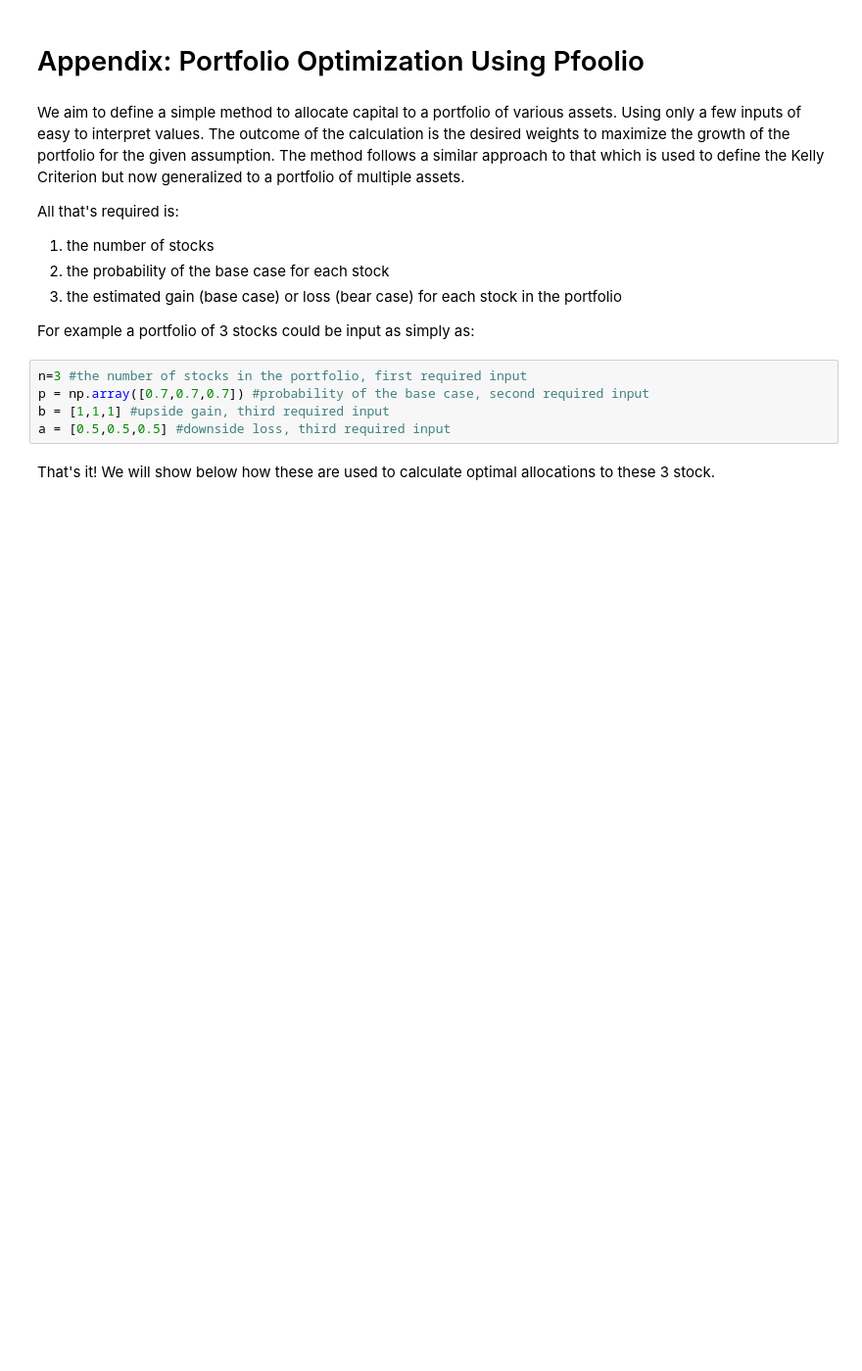
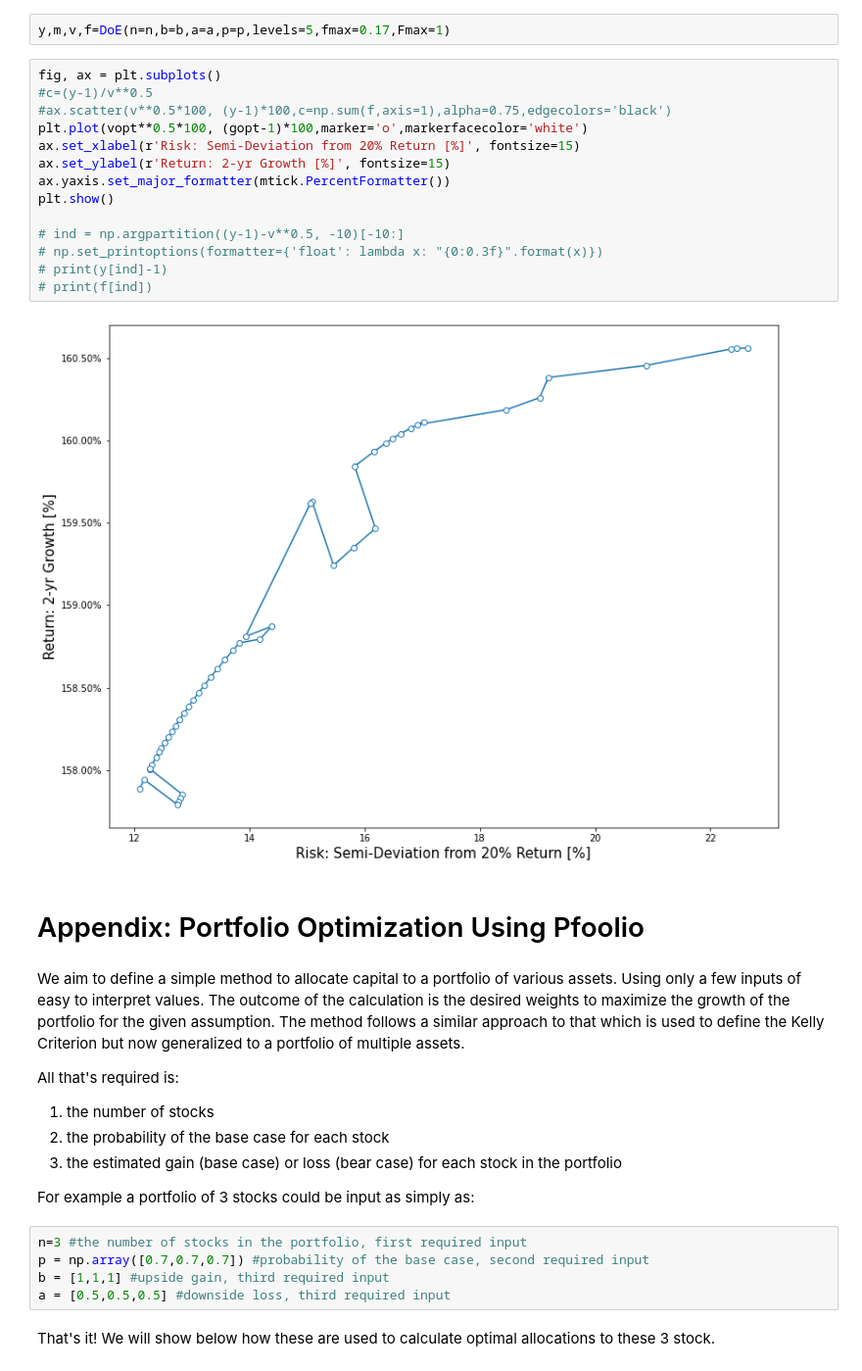
Before and after one commit to mtlr05/Pfoolio, a Jupyter notebook: Pfoolio notebook.ipynb, the cells around one changed output. Shown at 98% size. Drawn from its saved outputs; the diff is of its cells as text; blank space fills up the shorter version.

```diff
--- a/Pfoolio notebook.ipynb
+++ b/Pfoolio notebook.ipynb
@@ -62,3 +66,21 @@ plt.show()
+# %%
+y,m,v,f=DoE(n=n,b=b,a=a,p=p,levels=5,fmax=0.17,Fmax=1)
+# %%
+fig, ax = plt.subplots()
+#c=(y-1)/v**0.5
+#ax.scatter(v**0.5*100, (y-1)*100,c=np.sum(f,axis=1),alpha=0.75,edgecolors='black')
+plt.plot(vopt**0.5*100, (gopt-1)*100,marker='o',markerfacecolor='white')
+ax.set_xlabel(r'Risk: Semi-Deviation from 20% Return [%]', fontsize=15)
+ax.set_ylabel(r'Return: 2-yr Growth [%]', fontsize=15)
+ax.yaxis.set_major_formatter(mtick.PercentFormatter())
+plt.show()
+
+# ind = np.argpartition((y-1)-v**0.5, -10)[-10:]
+# np.set_printoptions(formatter={'float': lambda x: "{0:0.3f}".format(x)})
+# print(y[ind]-1)
+# print(f[ind])
+# %% [output]
+[figure, added]
 # %% [markdown]
 # Appendix: Portfolio Optimization Using Pfoolio
 # %% [markdown]
```
Also changed, not shown: parts of 6 cells of this notebook.
